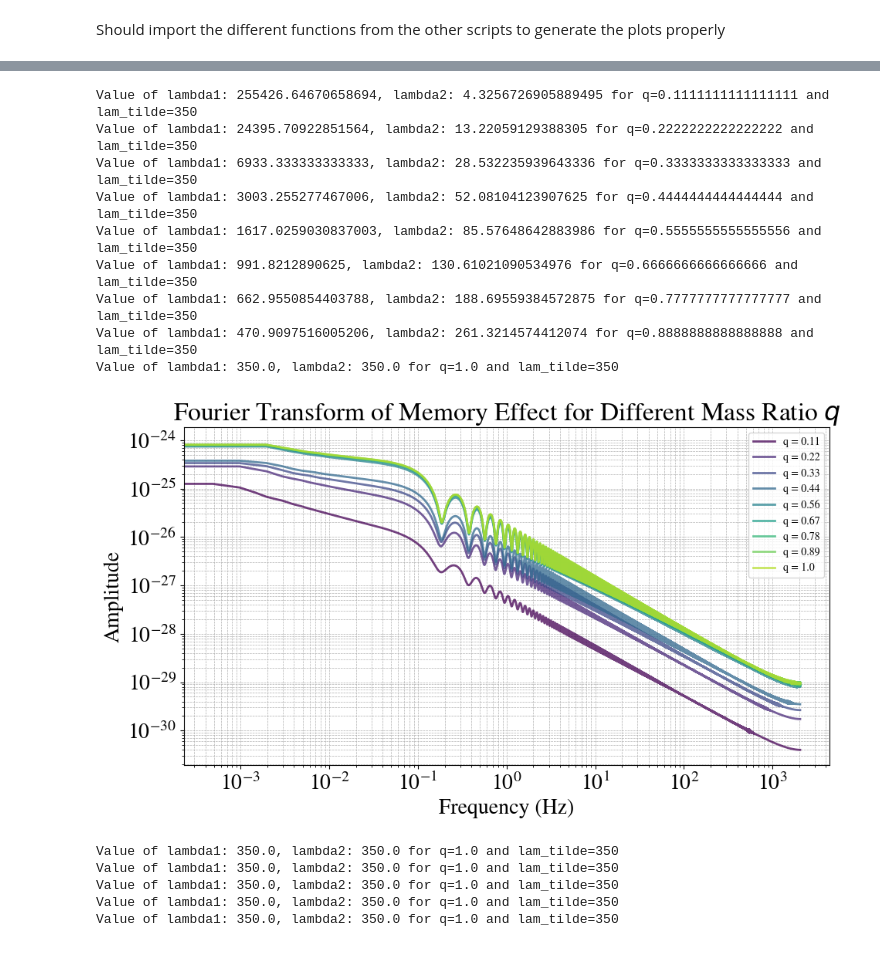
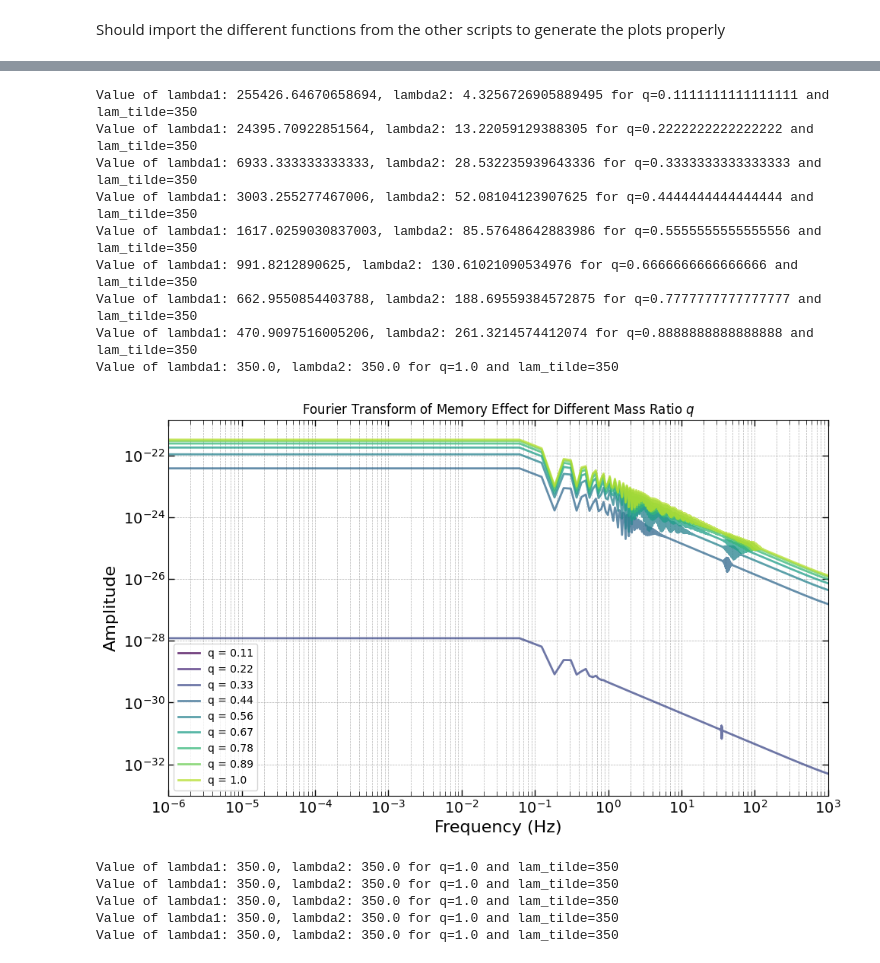
Before and after one commit to ThomasBastro/Memory_effect, a Jupyter notebook: Illustrations/Illustrations.ipynb, the cells around one changed output, grey strips where cells are left out. Drawn from its saved outputs; the diff is of its cells as text; code cells hidden in the pictures.

```diff
--- a/Illustrations/Illustrations.ipynb
+++ b/Illustrations/Illustrations.ipynb
@@ -10,12 +10,6 @@ from pycbc.types import TimeSeries
 from mpl_toolkits.axes_grid1.inset_locator import inset_axes
 from matplotlib.ticker import MultipleLocator, AutoMinorLocator, FormatStrFormatter
 from matplotlib.offsetbox import OffsetImage, AnnotationBbox
-
-
-
-plt.rcParams["font.family"] = "serif"
-plt.rcParams["font.serif"] = "STIXGeneral"
-plt.rcParams["font.size"] = 20
 # %% [output]
 SWIGLAL standard output/error redirection is enabled in IPython.
 This may lead to performance penalties. To disable locally, use:
@@ -541,8 +533,9 @@ Value of lambda1: 1800.0, lambda2: 1800.0 for q=1.0 and lam_tilde=1800
 # %%
+from scipy.fft import fft, fftfreq
 deltaT = 1.0 / 4096
 distance = 100.0
 inclination = np.pi / 2
-Mtot = 2.7
+Mtot = 100
 
 q_array = np.linspace(0.0, 1.0, 10)[1:]  # Exclude q=0 to avoid division by zero
 
@@ -562,35 +555,36 @@ for i,q in enumerate(q_array):
         extension_time=0.2,
         approximant="IMRPhenomPv2_NRTidal"
     )
     N = len(hmem)
     T = deltaT
     yf = fft(hmem)
     xf = fftfreq(N, T)[:N//2]
     amplitude = 2.0 / N * np.abs(yf[0:N//2])
 
-    ax.plot(xf, amplitude, color=colors[i], label=f'q = {np.round(q, 2)}', linewidth=2, alpha=0.75)
+    ax.plot(xf,  amplitude, color=colors[i], label=f'q = {np.round(q, 2)}', linewidth=2, alpha=0.75)
 
 ax.set_xscale('log')
+ax.set_xlim(1e-6, 1e3)
 ax.set_yscale('log')
 ax.set_xlabel('Frequency (Hz)')
 ax.set_ylabel('Amplitude')
 ax.set_title(rf'Fourier Transform of Memory Effect for Different Mass Ratio $q$')
 ax.legend(fontsize=10)
 ax.grid(True, which='both', linestyle='--', linewidth=0.5)
 
 plt.tight_layout()
 plt.show()
 # %% [output]
 Value of lambda1: 255426.64670658694, lambda2: 4.3256726905889495 for q=0.1111111111111111 and lam_tilde=350
 Value of lambda1: 24395.70922851564, lambda2: 13.22059129388305 for q=0.2222222222222222 and lam_tilde=350
 Value of lambda1: 6933.333333333333, lambda2: 28.532235939643336 for q=0.3333333333333333 and lam_tilde=350
 Value of lambda1: 3003.255277467006, lambda2: 52.08104123907625 for q=0.4444444444444444 and lam_tilde=350
 Value of lambda1: 1617.0259030837003, lambda2: 85.57648642883986 for q=0.5555555555555556 and lam_tilde=350
 Value of lambda1: 991.8212890625, lambda2: 130.61021090534976 for q=0.6666666666666666 and lam_tilde=350
 Value of lambda1: 662.9550854403788, lambda2: 188.69559384572875 for q=0.7777777777777777 and lam_tilde=350
 Value of lambda1: 470.9097516005206, lambda2: 261.3214574412074 for q=0.8888888888888888 and lam_tilde=350
 Value of lambda1: 350.0, lambda2: 350.0 for q=1.0 and lam_tilde=350
-[figure, old version]
+[figure, new version]
 # %%
 deltaT = 1.0 / 4096
 q= 1.0
```
Also changed, not shown: parts of 2 cells of this notebook, 2 other files.
